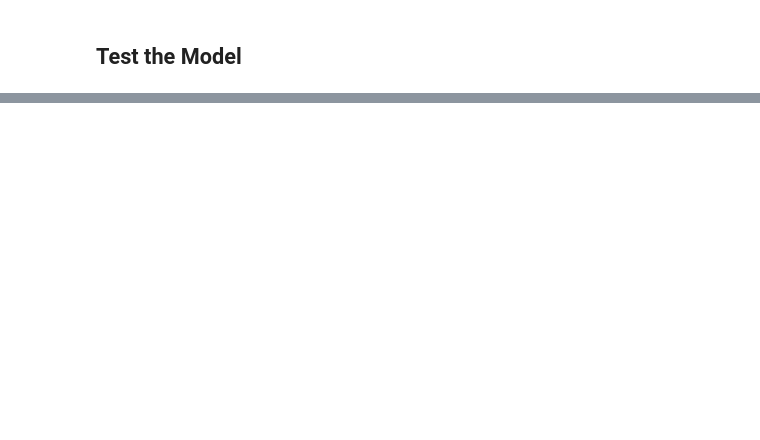
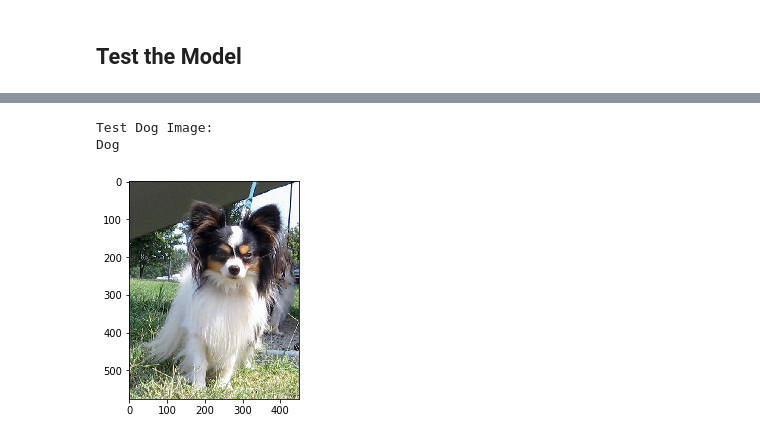
Before and after one commit to elouden/Dog-Breed-Classifier, a Jupyter notebook: Project 2 - Dog Breed Classifier.ipynb, the cells around one changed output, grey strips where cells are left out. Saved outputs shown, nothing was run; the diff lists cells and outputs as text; code cells hidden in the pictures; blank space fills up the shorter version.

```diff
--- a/Project 2 - Dog Breed Classifier.ipynb
+++ b/Project 2 - Dog Breed Classifier.ipynb
@@ -625,0 +662,21 @@ test(loaders_scratch, model_scratch, criterion_scratch, use_cuda)
+# %%
+def run_app(img_path):
+    ## handle cases for a human face, dog, and neither
+
+    # check what is detected
+    isHuman = face_detector(img_path)
+    isDog = dog_detector(img_path)
+
+    # dog
+    if((isDog) & (np.logical_not(isHuman))):
+        print('Dog')
+    # human
+    elif((isHuman) & (np.logical_not(isDog))):
+        print('Human')
+    # both
+    elif((isDog) & (isHuman)):
+        print('This image contains both a human and a dog.')
+        print('Please provide an image with only one or the other.')
+    # neither
+    else:
+        print('Error:  Image contained neiher a human nor a dog.')
@@ -625,0 +685,5 @@ test(loaders_scratch, model_scratch, criterion_scratch, use_cuda)
+# %%
+idx = np.random.randint(0, high=len(dog_files))
+
+test_human = human_files[idx]
+test_dog = dog_files[idx]
@@ -625,0 +692,15 @@ test(loaders_scratch, model_scratch, criterion_scratch, use_cuda)
+# %%
+# Dog
+img = cv2.imread(test_dog)
+
+# convert BGR image to RGB for plotting
+cv_rgb = cv2.cvtColor(img, cv2.COLOR_BGR2RGB)
+
+print('Test Dog Image: ')
+plt.imshow(cv_rgb)
+
+run_app(test_dog)
+# %% [output]
+Test Dog Image:
+Dog
+[figure, added]
```
Also changed, not shown: parts of 15 cells of this notebook.
